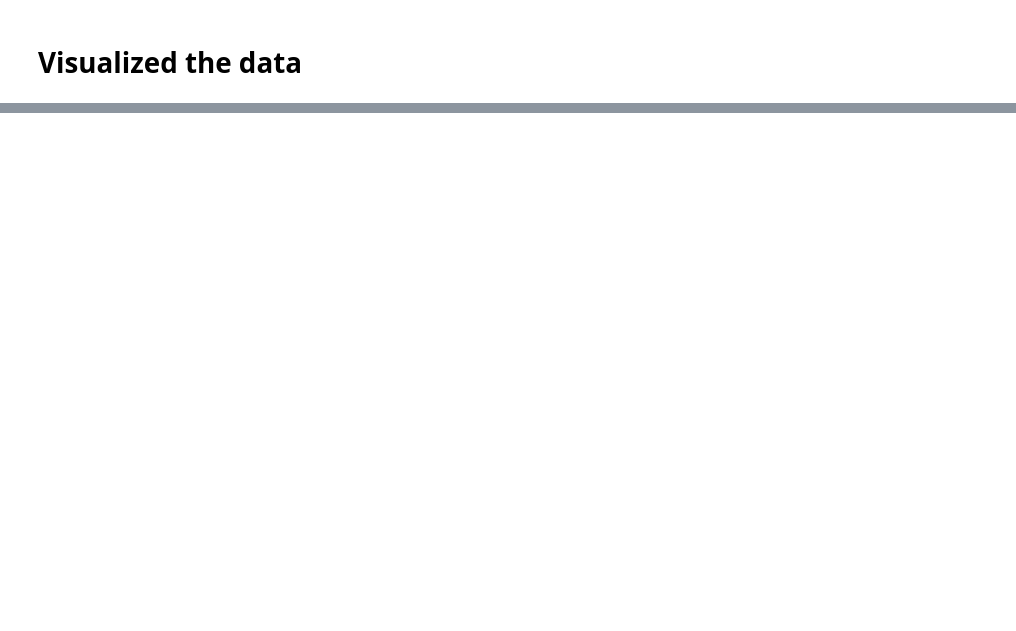
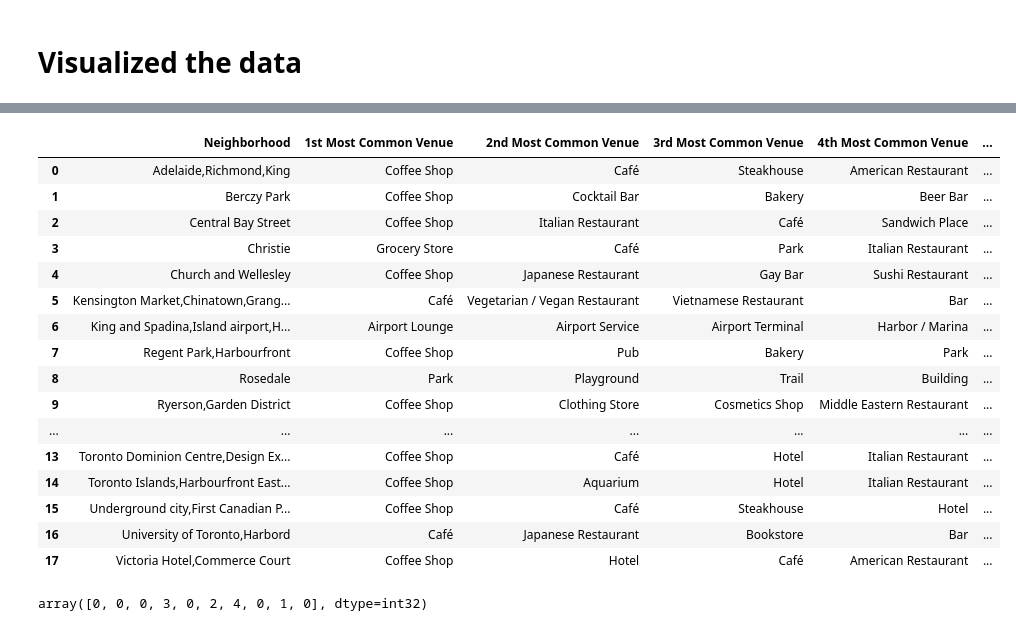
Before and after one commit to SubramanyaA/courseraCapstone, a Jupyter notebook: assignment_Toronto.ipynb, the cells around one changed output, grey strips where cells are left out. Drawn from its saved outputs; the diff is of its cells as text; code cells hidden in the pictures; blank space fills up the shorter version.

```diff
--- a/assignment_Toronto.ipynb
+++ b/assignment_Toronto.ipynb
@@ -200,0 +683,12 @@ venues_map
+# %%
+num_top_venues = 5
+
+for hood in DT_grouped['Neighborhood']:
+    print("----"+hood+"----")
+    temp = DT_grouped[DT_grouped['Neighborhood'] == hood].T.reset_index()
+    temp.columns = ['venue','freq']
+    temp = temp.iloc[1:]
+    temp['freq'] = temp['freq'].astype(float)
+    temp = temp.round({'freq': 2})
+    print(temp.sort_values('freq', ascending=False).reset_index(drop=True).head(num_top_venues))
+    print('\n')
@@ -200,0 +713,60 @@ venues_map
+# %%
+def return_most_common_venues(row, num_top_venues):
+    row_categories = row.iloc[1:]
+    row_categories_sorted = row_categories.sort_values(ascending=False)
+
+    return row_categories_sorted.index.values[0:num_top_venues]
+# %%
+num_top_venues = 10
+
+indicators = ['st', 'nd', 'rd']
+
+# create columns according to number of top venues
+columns = ['Neighborhood']
+for ind in np.arange(num_top_venues):
+    try:
+        columns.append('{}{} Most Common Venue'.format(ind+1, indicators[ind]))
+    except:
+        columns.append('{}th Most Common Venue'.format(ind+1))
+
+# create a new dataframe
+neighborhoods_venues_sorted = pd.DataFrame(columns=columns)
+neighborhoods_venues_sorted['Neighborhood'] = DT_grouped['Neighborhood']
+
+for ind in np.arange(DT_grouped.shape[0]):
+    neighborhoods_venues_sorted.iloc[ind, 1:] = return_most_common_venues(DT_grouped.iloc[ind, :], num_top_venues)
+
+neighborhoods_venues_sorted
+# %% [output]
+|  | Neighborhood | 1st Most Common Venue | 2nd Most Common Venue | 3rd Most Common Venue | 4th Most Common Venue | ... |
+| 0 | Adelaide,Richmond,King | Coffee Shop | Café | Steakhouse | American Restaurant | ... |
+| 1 | Berczy Park | Coffee Shop | Cocktail Bar | Bakery | Beer Bar | ... |
+| 2 | Central Bay Street | Coffee Shop | Italian Restaurant | Café | Sandwich Place | ... |
+| 3 | Christie | Grocery Store | Café | Park | Italian Restaurant | ... |
+| 4 | Church and Wellesley | Coffee Shop | Japanese Restaurant | Gay Bar | Sushi Restaurant | ... |
+| 5 | Kensington Market,Chinatown,Grang... | Café | Vegetarian / Vegan Restaurant | Vietnamese Restaurant | Bar | ... |
+| 6 | King and Spadina,Island airport,H... | Airport Lounge | Airport Service | Airport Terminal | Harbor / Marina | ... |
+| 7 | Regent Park,Harbourfront | Coffee Shop | Pub | Bakery | Park | ... |
+| 8 | Rosedale | Park | Playground | Trail | Building | ... |
+| 9 | Ryerson,Garden District | Coffee Shop | Clothing Store | Cosmetics Shop | Middle Eastern Restaurant | ... |
+| ... | ... | ... | ... | ... | ... | ... |
+| 13 | Toronto Dominion Centre,Design Ex... | Coffee Shop | Café | Hotel | Italian Restaurant | ... |
+| 14 | Toronto Islands,Harbourfront East... | Coffee Shop | Aquarium | Hotel | Italian Restaurant | ... |
+| 15 | Underground city,First Canadian P... | Coffee Shop | Café | Steakhouse | Hotel | ... |
+| 16 | University of Toronto,Harbord | Café | Japanese Restaurant | Bookstore | Bar | ... |
+| 17 | Victoria Hotel,Commerce Court | Coffee Shop | Hotel | Café | American Restaurant | ... |
+# %%
+# run K-means to cluster the neighborhoods into 5 clusters
+
+# set number of clusters
+kclusters = 5
+
+DT_grouped_clustering = DT_grouped.drop('Neighborhood', 1)
+
+# run k-means clustering
+kmeans = KMeans(n_clusters=kclusters, random_state=0).fit(DT_grouped_clustering)
+
+# check cluster labels generated for each row in the dataframe
+kmeans.labels_[0:10]
+# %% [output]
+array([0, 0, 0, 3, 0, 2, 4, 0, 1, 0], dtype=int32)
```
Also changed, not shown: parts of 44 cells of this notebook.
